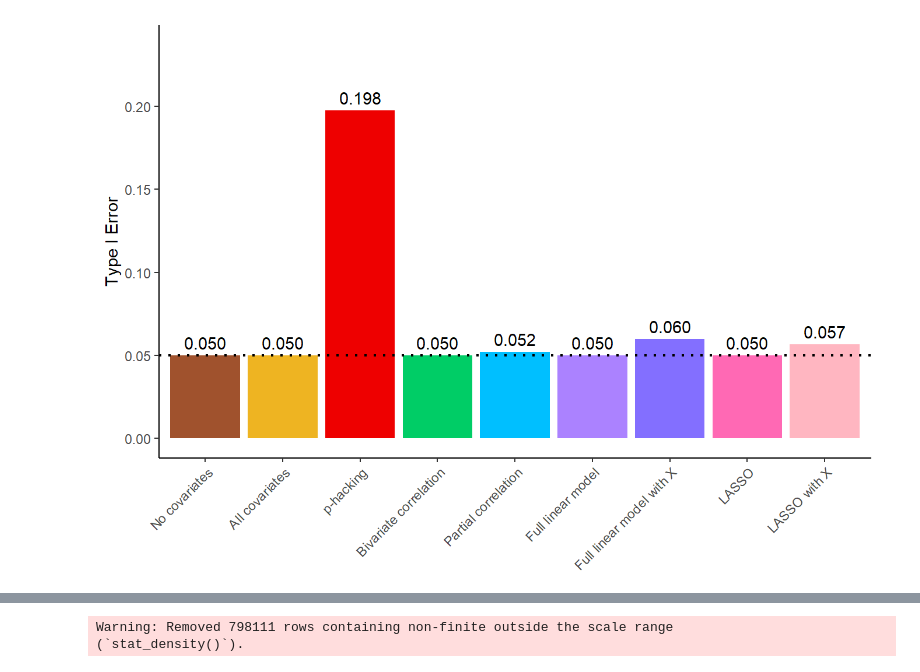
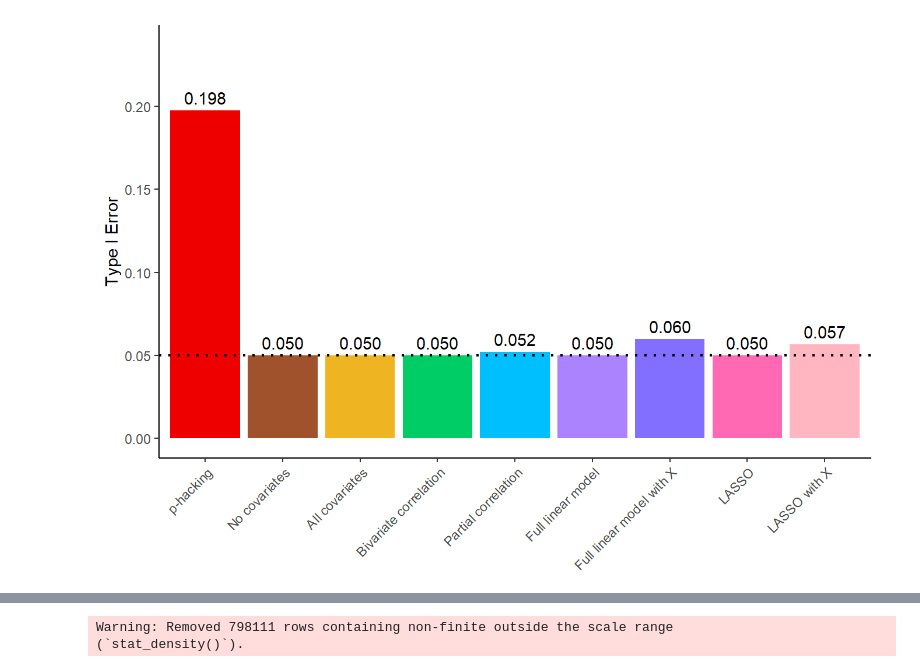
Before and after one commit to jjcurtin/study_cov, a Jupyter notebook: notebooks/mak_figures.out.ipynb, the cells around one changed output, grey strips where cells are left out. Saved outputs shown, nothing was run; the diff lists cells and outputs as text; code cells hidden in the pictures.

```diff
--- a/notebooks/mak_figures.out.ipynb
+++ b/notebooks/mak_figures.out.ipynb
@@ -85,7 +85,7 @@ type_I_summary <- d_0 |>
   summarise(type_I = mean(p_value < 0.05))
 
 type_I_summary |>
-  mutate(method = fct_relevel(method, "P-hacking")) |>
+  mutate(method = fct_relevel(method, "p-hacking")) |>
   ggplot(aes(x = method, y = type_I, fill = method)) +
   geom_bar(stat = "identity") +
   geom_hline(yintercept = 0.05, linetype = "dotted", color = "black", linewidth = .75) +
@@ -106 +102 @@ Caused by warning:
-[figure, old version]
+[figure, new version]
```
Also changed, not shown: parts of 16 cells of this notebook, 7 other files.
